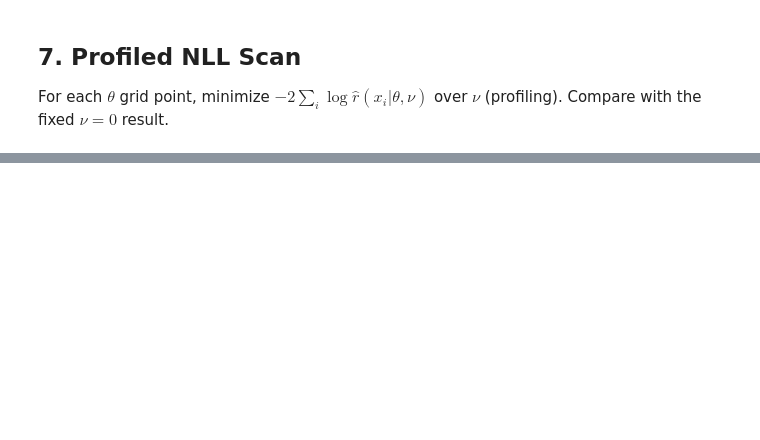
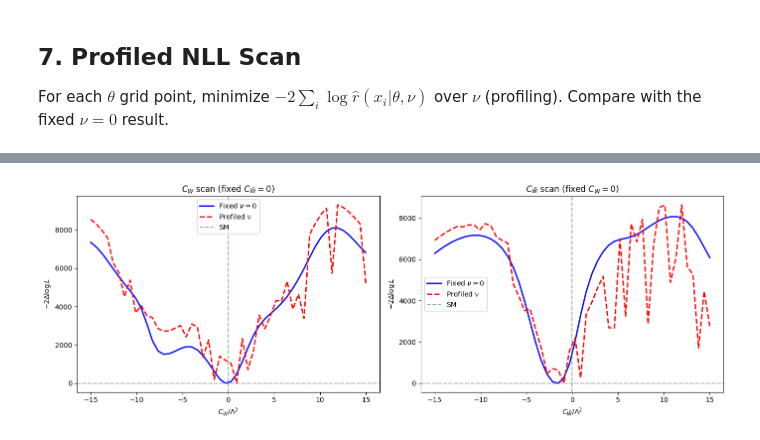
Before and after one commit to JaySandesara/madminer, a Jupyter notebook: examples/tutorial_particle_physics/semi_parametric_train_carl_nuisance.ipynb, the cells around one changed output, grey strips where cells are left out. Drawn from its saved outputs; the diff is of its cells as text; code cells hidden in the pictures; blank space fills up the shorter version.

```diff
--- a/examples/tutorial_particle_physics/semi_parametric_train_carl_nuisance.ipynb
+++ b/examples/tutorial_particle_physics/semi_parametric_train_carl_nuisance.ipynb
@@ -295,10 +591,12 @@ cwl2_grid, cpwl2_grid = np.meshgrid(cwl2_vals, cpwl2_vals)
 
 nll_fixed = np.zeros((n_grid, n_grid))
 nll_profiled = np.zeros((n_grid, n_grid))
-best_nu = np.zeros((n_grid, n_grid, n_nuisance))
+best_nu = np.zeros((n_grid, n_grid, n_nuis_phys))
 
 def neg_log_lr(nu_vec, theta_phys, x_events):
-    theta_ext = np.hstack([theta_phys, nu_vec])
+    theta_ext = theta_phys.copy()
+    theta_ext[n_params:] = nu_vec
+
     theta_batch = np.tile(theta_ext, (len(x_events), 1))
     lr, _ = model.evaluate_log_likelihood_ratio(
         x=x_events, theta=theta_batch, test_all_combinations=False,
@@ -307,17 +605,17 @@ def neg_log_lr(nu_vec, theta_phys, x_events):
 
 for i in range(n_grid):
     for j in range(n_grid):
-        theta_phys = np.array([cwl2_vals[j], cpwl2_vals[i]])
+        theta_phys = np.array([cwl2_vals[j], cpwl2_vals[i], 0.0, 0.0])
 
         # Fixed nu=0
-        nll_fixed[i, j] = neg_log_lr(np.zeros(n_nuisance), theta_phys, x_sm_prof)
+        nll_fixed[i, j] = neg_log_lr(np.zeros(n_nuis_phys), theta_phys, x_sm_prof)
 
         # Profile over nu — restrict to [-1, 1] (training range)
         res = minimize(
-            neg_log_lr, x0=np.zeros(n_nuisance),
+            neg_log_lr, x0=np.zeros(n_nuis_phys),
             args=(theta_phys, x_sm_prof),
             method="L-BFGS-B",
-            bounds=[(-1, 1)] * n_nuisance,
+            bounds=[(-1, 1)] * n_nuis_phys,
         )
         nll_profiled[i, j] = res.fun
         best_nu[i, j] = res.x
@@ -347,0 +718,74 @@ plt.show()
+# %%
+# 1D NLL scans — profiled over nu vs fixed nu=0
+
+from scipy.optimize import minimize
+
+def nll_1d_profiled(param_vals, param_idx, other_val=0.0):
+    """Scan one POI, fix the other, profile over nu."""
+    nll_fixed_list = []
+    nll_prof_list = []
+    for v in param_vals:
+        theta_base = np.array([0.0, 0.0, 0.0, 0.0])
+        theta_base[param_idx] = v
+        theta_base[1 - param_idx] = other_val
+
+        # Fixed nu=0
+        theta_batch = np.tile(theta_base, (len(x_sm_1d), 1))
+        lr, _ = model.evaluate_log_likelihood_ratio(
+            x=x_sm_1d, theta=theta_batch, test_all_combinations=False,
+        )
+        nll_fixed_list.append(-2.0 * lr.sum())
+
+        # Profile over nu
+        def neg_llr(nu_vec):
+            theta_prof = theta_base.copy()
+            theta_prof[n_params:] = nu_vec
+            theta_batch = np.tile(theta_prof, (len(x_sm_1d), 1))
+            lr, _ = model.evaluate_log_likelihood_ratio(
+                x=x_sm_1d, theta=theta_batch, test_all_combinations=False,
+            )
+            return -2.0 * lr.sum()
+
+        res = minimize(neg_llr, x0=np.zeros(n_nuis_phys),
+                       method="L-BFGS-B", bounds=[(-1, 1)] * n_nuis_phys)
+        nll_prof_list.append(res.fun)
+
+    return np.array(nll_fixed_list), np.array(nll_prof_list)
+
+nll_cwl2_fix, nll_cwl2_prof = nll_1d_profiled(cwl2_scan, 0)
+nll_cpwl2_fix, nll_cpwl2_prof = nll_1d_profiled(cpwl2_scan, 1)
+
+# Shift so minimum is 0
+nll_cwl2_fix -= nll_cwl2_fix.min()
+nll_cwl2_prof -= nll_cwl2_prof.min()
+nll_cpwl2_fix -= nll_cpwl2_fix.min()
+nll_cpwl2_prof -= nll_cpwl2_prof.min()
+
+fig, axes = plt.subplots(1, 2, figsize=(14, 5))
+
+ax = axes[0]
+ax.plot(cwl2_scan, nll_cwl2_fix, "b-", lw=2, label=r"Fixed $\nu=0$")
+ax.plot(cwl2_scan, nll_cwl2_prof, "r--", lw=2, label=r"Profiled $\nu$")
+ax.axhline(1.0, color="gray", ls="--", alpha=0.5)
+ax.axhline(4.0, color="gray", ls=":", alpha=0.5)
+ax.axvline(0, color="green", ls="--", alpha=0.5, label="SM")
+ax.set_xlabel(r"$C_W / \Lambda^2$")
+ax.set_ylabel(r"$-2\Delta\log L$")
+ax.set_title(r"$C_W$ scan (fixed $C_{\tilde{W}}=0$)")
+ax.legend()
+
+ax = axes[1]
+ax.plot(cpwl2_scan, nll_cpwl2_fix, "b-", lw=2, label=r"Fixed $\nu=0$")
+ax.plot(cpwl2_scan, nll_cpwl2_prof, "r--", lw=2, label=r"Profiled $\nu$")
+ax.axhline(1.0, color="gray", ls="--", alpha=0.5)
+ax.axhline(4.0, color="gray", ls=":", alpha=0.5)
+ax.axvline(0, color="green", ls="--", alpha=0.5, label="SM")
+ax.set_xlabel(r"$C_{\tilde{W}} / \Lambda^2$")
+ax.set_ylabel(r"$-2\Delta\log L$")
+ax.set_title(r"$C_{\tilde{W}}$ scan (fixed $C_W=0$)")
+ax.legend()
+
+plt.tight_layout()
+plt.show()
+# %% [output]
+[figure, added]
```
Also changed, not shown: parts of 15 cells of this notebook, 3 other files.
